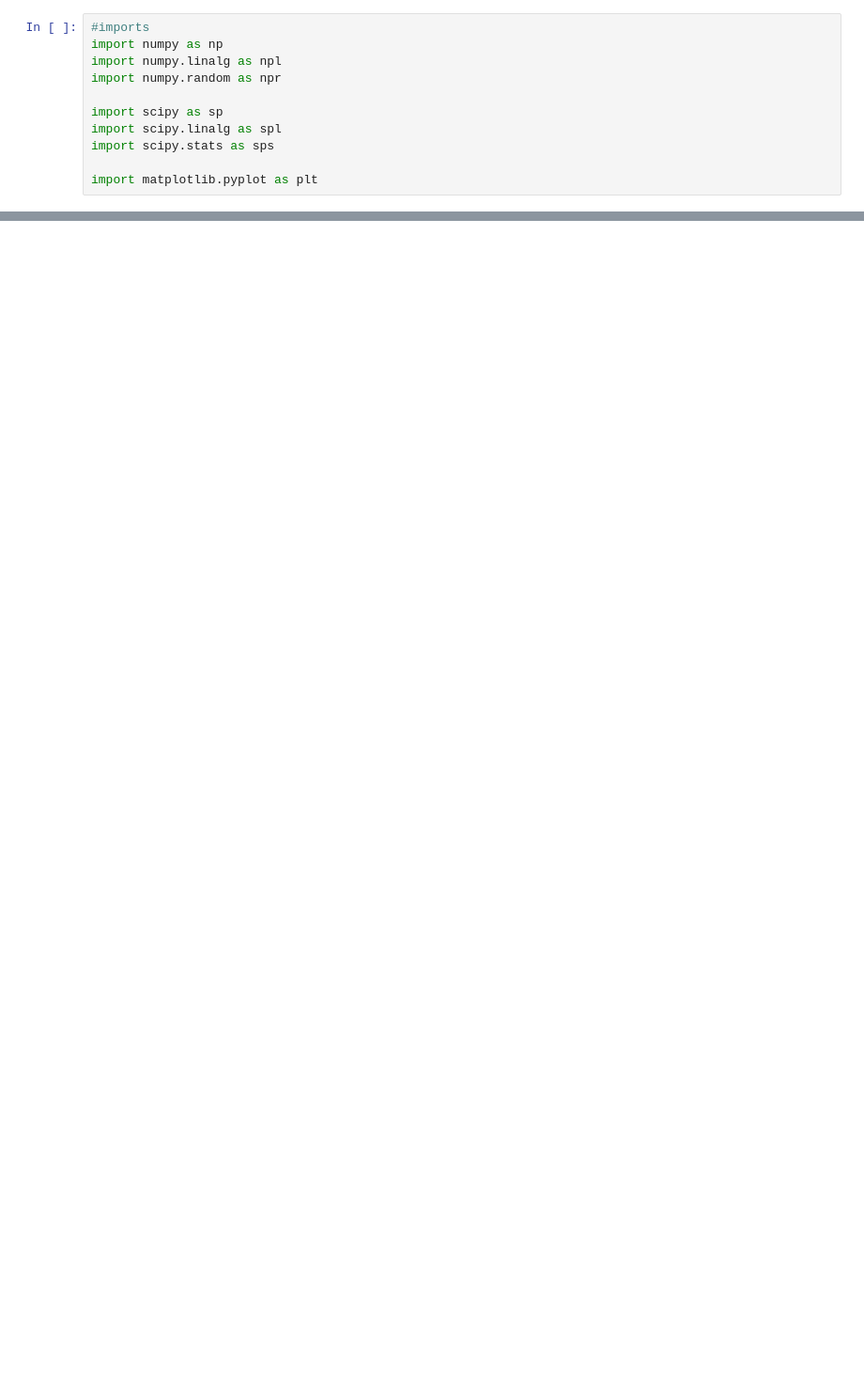
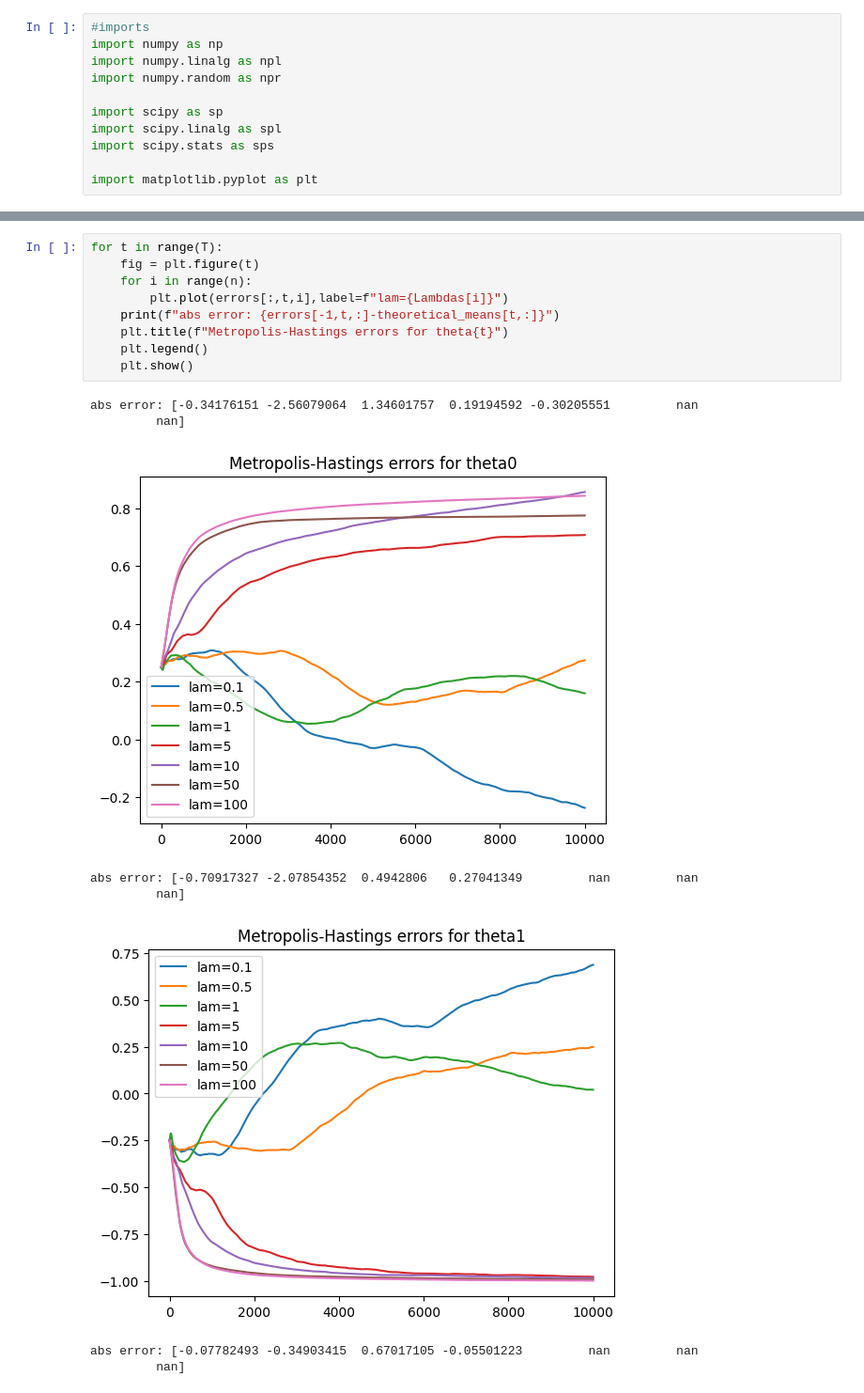
Before and after one commit to vetlerl/mcmc-epidemic, a Jupyter notebook: our_graphics.ipynb, the cells around one changed output, grey strips where cells are left out. Shown at 94% size. Drawn from its saved outputs; the diff is of its cells as text; blank space fills up the shorter version.

```diff
--- a/our_graphics.ipynb
+++ b/our_graphics.ipynb
@@ -97,0 +131,18 @@ plt.show()
+# %%
+for t in range(T):
+    fig = plt.figure(t)
+    for i in range(n):
+        plt.plot(errors[:,t,i],label=f"lam={Lambdas[i]}")
+    print(f"abs error: {errors[-1,t,:]-theoretical_means[t,:]}")
+    plt.title(f"Metropolis-Hastings errors for theta{t}")
+    plt.legend()
+    plt.show()
+# %% [output]
+abs error: [-0.34176151 -2.56079064  1.34601757  0.19194592 -0.30205551         nan
+         nan]
+[figure, added]
+abs error: [-0.70917327 -2.07854352  0.4942806   0.27041349         nan         nan
+         nan]
+[figure, added]
+abs error: [-0.07782493 -0.34903415  0.67017105 -0.05501223         nan         nan
+         nan]
```
Also changed, not shown: parts of 11 cells of this notebook, 1 other file.
